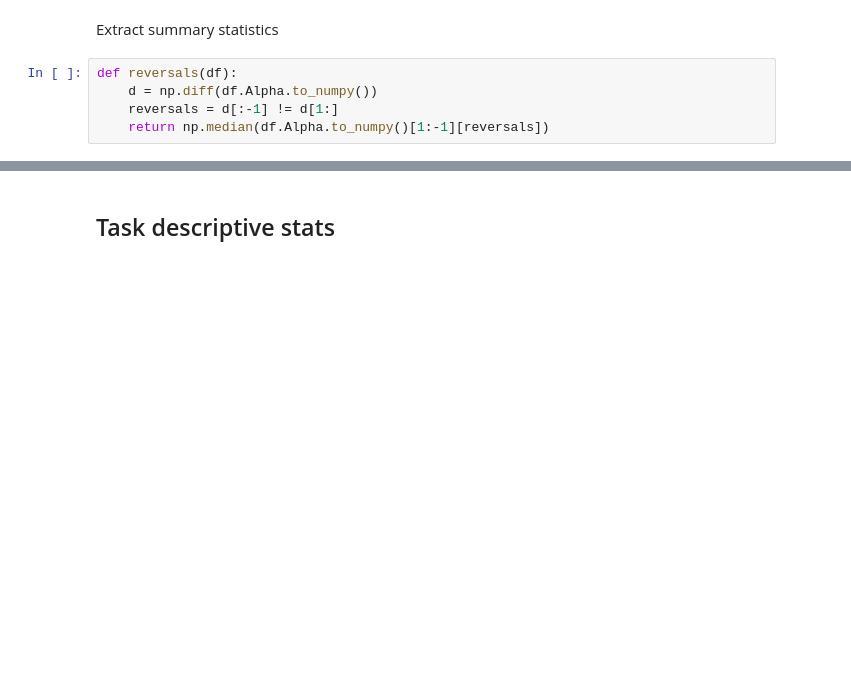
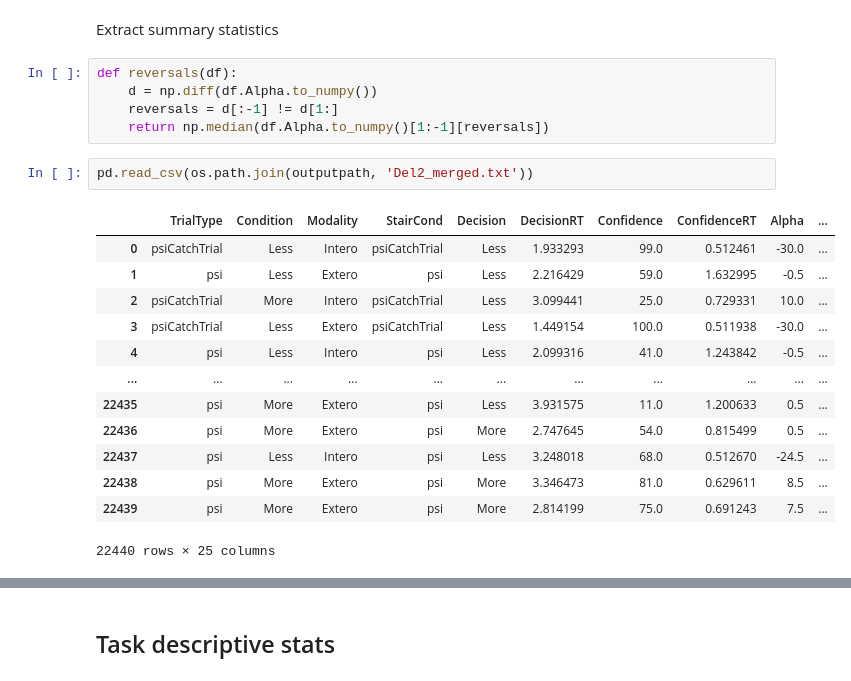
Before and after one commit to embodied-computation-group/CardioceptionPaper, a Jupyter notebook: code/1-ImportingFiles.ipynb, the cells around one changed output, grey strips where cells are left out. Saved outputs shown, nothing was run; the diff lists cells and outputs as text; blank space fills up the shorter version.

```diff
--- a/code/1-ImportingFiles.ipynb
+++ b/code/1-ImportingFiles.ipynb
@@ -139,4 +93,20 @@ def reversals(df):
     d = np.diff(df.Alpha.to_numpy())
     reversals = d[:-1] != d[1:]
     return np.median(df.Alpha.to_numpy()[1:-1][reversals])
+# %%
+pd.read_csv(os.path.join(outputpath, 'Del2_merged.txt'))
+# %% [output]
+|  | TrialType | Condition | Modality | StairCond | Decision | DecisionRT | Confidence | ConfidenceRT | Alpha | ... |
+| 0 | psiCatchTrial | Less | Intero | psiCatchTrial | Less | 1.933293 | 99.0 | 0.512461 | -30.0 | ... |
+| 1 | psi | Less | Extero | psi | Less | 2.216429 | 59.0 | 1.632995 | -0.5 | ... |
+| 2 | psiCatchTrial | More | Intero | psiCatchTrial | Less | 3.099441 | 25.0 | 0.729331 | 10.0 | ... |
+| 3 | psiCatchTrial | Less | Extero | psiCatchTrial | Less | 1.449154 | 100.0 | 0.511938 | -30.0 | ... |
+| 4 | psi | Less | Intero | psi | Less | 2.099316 | 41.0 | 1.243842 | -0.5 | ... |
+| ... | ... | ... | ... | ... | ... | ... | ... | ... | ... | ... |
+| 22435 | psi | More | Extero | psi | Less | 3.931575 | 11.0 | 1.200633 | 0.5 | ... |
+| 22436 | psi | More | Extero | psi | More | 2.747645 | 54.0 | 0.815499 | 0.5 | ... |
+| 22437 | psi | Less | Intero | psi | Less | 3.248018 | 68.0 | 0.512670 | -24.5 | ... |
+| 22438 | psi | More | Extero | psi | More | 3.346473 | 81.0 | 0.629611 | 8.5 | ... |
+| 22439 | psi | More | Extero | psi | More | 2.814199 | 75.0 | 0.691243 | 7.5 | ... |
+22440 rows × 25 columns
 # %%
```
Also changed, not shown: parts of 43 cells of this notebook, 5 other files.
